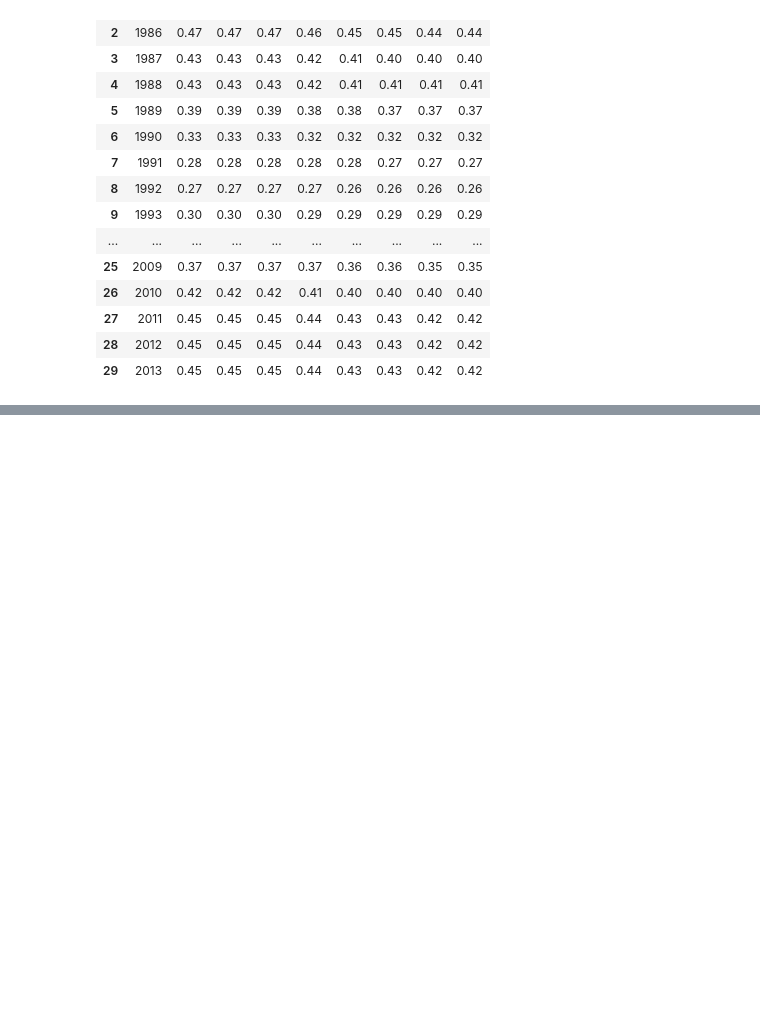
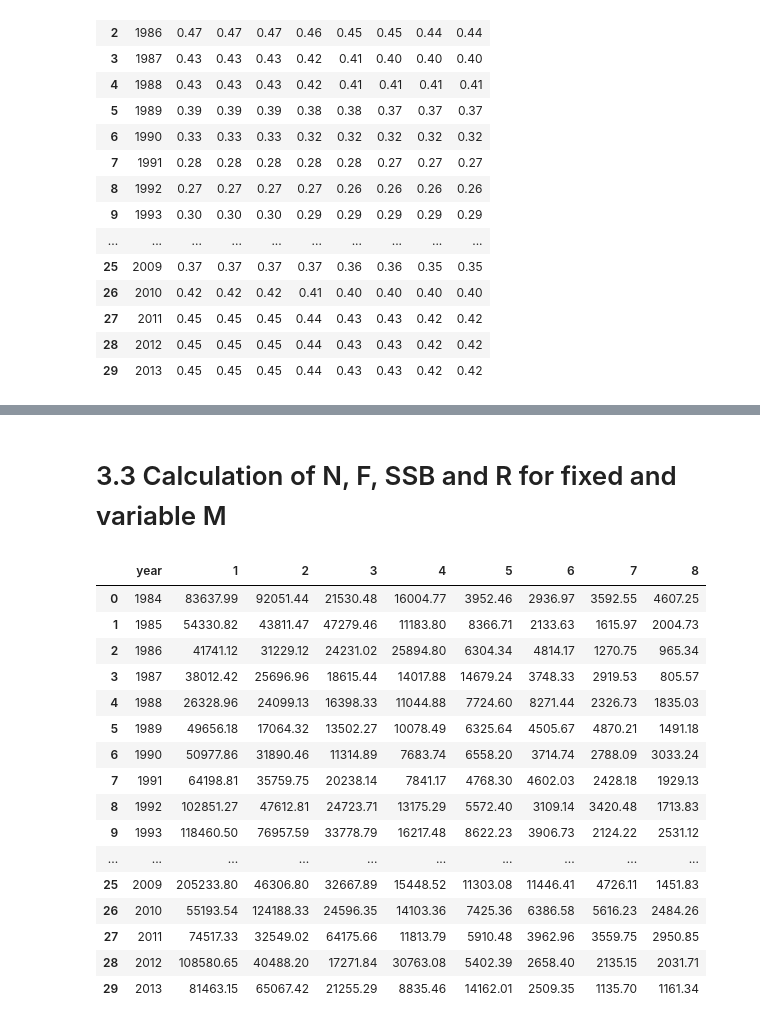
Before and after one commit to d2gex/fishery-analysis, a Jupyter notebook: src/python_R_qgis_samples.ipynb, the cells around one changed output, grey strips where cells are left out. Saved outputs shown, nothing was run; the diff lists cells and outputs as text; code cells hidden in the pictures; blank space fills up the shorter version.

```diff
--- a/src/python_R_qgis_samples.ipynb
+++ b/src/python_R_qgis_samples.ipynb
@@ -511,0 +592,41 @@ vm
+# %%
+def calculate_N_and_F (iteration: int, c: pd.DataFrame, m: pd.DataFrame, f: pd.DataFrame):
+    for _ in range(iteration):
+        abundance = Abundance(c, m, f)
+        n = abundance.calculate()
+        fishing_mortality = FishingMortality(n, m, f)
+        from_col, to_col = 3, 8
+        f = fishing_mortality.calculate(from_col, to_col)
+    return (n, f)
+
+def build_twin_lineplot_legend(data: List[Dict]):
+    return ([mlines.Line2D([], [], color=x['color'], label=x['label']) for x in data])
+# %% [markdown]
+# 3.3 Calculation of N, F, SSB and R for fixed and variable M
+# %%
+cal_num_iterations = 6
+# Calculate N and F with fixed mortality
+n, new_f = calculate_N_and_F (cal_num_iterations, c, m, f)
+
+# Calculate N and F with variable mortality
+n_vm, new_f_vm = calculate_N_and_F (cal_num_iterations, c, vm, f)
+# %%
+n_vm
+# %% [output]
+|  | year | 1 | 2 | 3 | 4 | 5 | 6 | 7 | 8 |
+| 0 | 1984 | 83637.99 | 92051.44 | 21530.48 | 16004.77 | 3952.46 | 2936.97 | 3592.55 | 4607.25 |
+| 1 | 1985 | 54330.82 | 43811.47 | 47279.46 | 11183.80 | 8366.71 | 2133.63 | 1615.97 | 2004.73 |
+| 2 | 1986 | 41741.12 | 31229.12 | 24231.02 | 25894.80 | 6304.34 | 4814.17 | 1270.75 | 965.34 |
+| 3 | 1987 | 38012.42 | 25696.96 | 18615.44 | 14017.88 | 14679.24 | 3748.33 | 2919.53 | 805.57 |
+| 4 | 1988 | 26328.96 | 24099.13 | 16398.33 | 11044.88 | 7724.60 | 8271.44 | 2326.73 | 1835.03 |
+| 5 | 1989 | 49656.18 | 17064.32 | 13502.27 | 10078.49 | 6325.64 | 4505.67 | 4870.21 | 1491.18 |
+| 6 | 1990 | 50977.86 | 31890.46 | 11314.89 | 7683.74 | 6558.20 | 3714.74 | 2788.09 | 3033.24 |
+| 7 | 1991 | 64198.81 | 35759.75 | 20238.14 | 7841.17 | 4768.30 | 4602.03 | 2428.18 | 1929.13 |
+| 8 | 1992 | 102851.27 | 47612.81 | 24723.71 | 13175.29 | 5572.40 | 3109.14 | 3420.48 | 1713.83 |
+| 9 | 1993 | 118460.50 | 76957.59 | 33778.79 | 16217.48 | 8622.23 | 3906.73 | 2124.22 | 2531.12 |
+| ... | ... | ... | ... | ... | ... | ... | ... | ... | ... |
+| 25 | 2009 | 205233.80 | 46306.80 | 32667.89 | 15448.52 | 11303.08 | 11446.41 | 4726.11 | 1451.83 |
+| 26 | 2010 | 55193.54 | 124188.33 | 24596.35 | 14103.36 | 7425.36 | 6386.58 | 5616.23 | 2484.26 |
+| 27 | 2011 | 74517.33 | 32549.02 | 64175.66 | 11813.79 | 5910.48 | 3962.96 | 3559.75 | 2950.85 |
+| 28 | 2012 | 108580.65 | 40488.20 | 17271.84 | 30763.08 | 5402.39 | 2658.40 | 2135.15 | 2031.71 |
+| 29 | 2013 | 81463.15 | 65067.42 | 21255.29 | 8835.46 | 14162.01 | 2509.35 | 1135.70 | 1161.34 |
```
Also changed, not shown: parts of 7 cells of this notebook.
